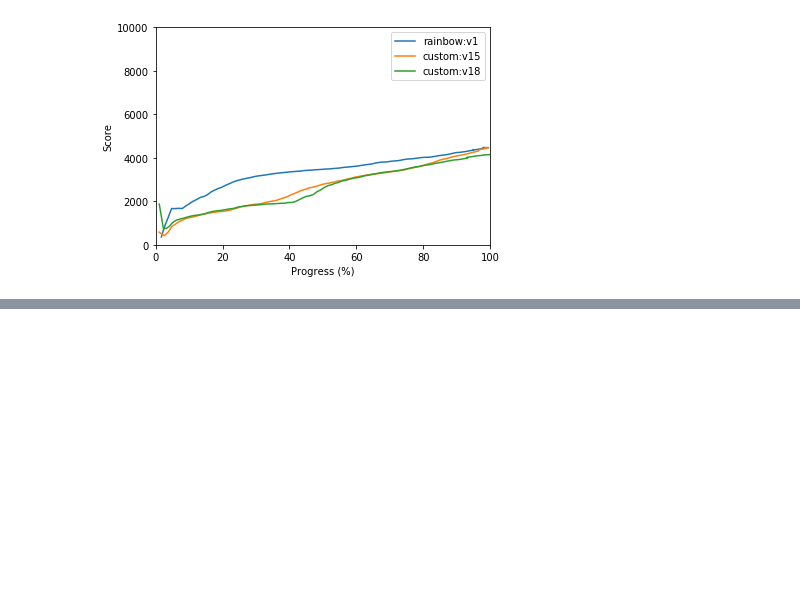
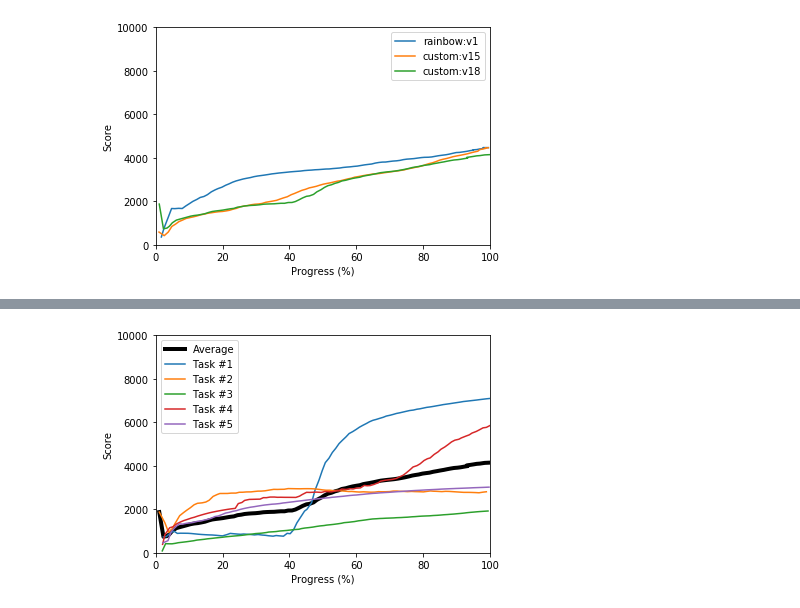
Before and after one commit to seungjaeryanlee/retro-agents, a Jupyter notebook: Plot.ipynb, the cells around one changed output, grey strips where cells are left out. Cells and saved outputs as stored; diff of their text form; code cells hidden in the pictures; blank space fills up the shorter version.

Commit message:
Updated plots

```diff
--- a/Plot.ipynb
+++ b/Plot.ipynb
@@ -211,3 +215,7 @@ compare_delta_scores(agents)
+# %%
+plot_scores('custom:v18', show=True)
+# %% [output]
+[figure, added]
 # %%
 # v15: Stochastic Maximum PRB
 # v16: Combined Average PRB
```
Also changed, not shown: parts of 6 cells of this notebook, 4 other files.
